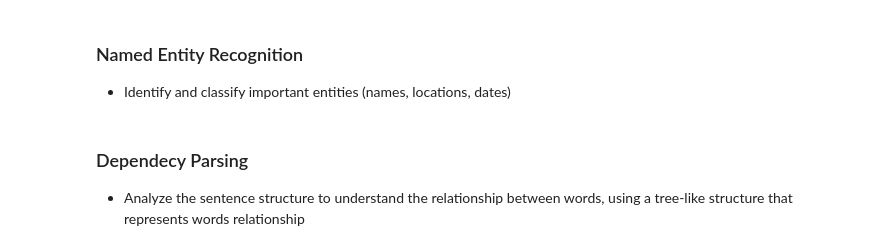
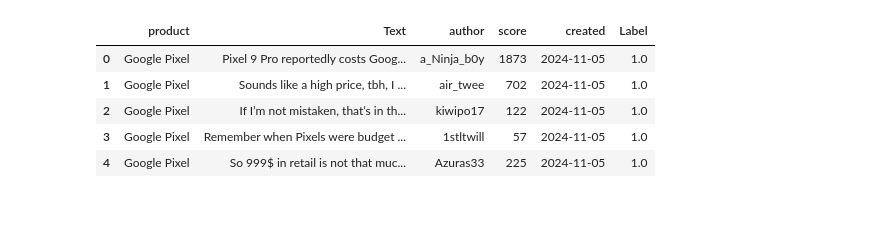
Before and after one commit to TonyQ2k3/pytorch-training, a Jupyter notebook: nlp/pytorch_nlp.ipynb, the cells around one changed output. Saved outputs shown, nothing was run; the diff lists cells and outputs as text; code cells hidden in the pictures; blank space fills up the shorter version.

```diff
--- a/nlp/pytorch_nlp.ipynb
+++ b/nlp/pytorch_nlp.ipynb
@@ -26,6 +2,0 @@ Train model using data with marked corpus. Perform feature engineering (capitali
-# %% [markdown]
-### Named Entity Recognition
-+ Identify and classify important entities (names, locations, dates)
-# %% [markdown]
-### Dependecy Parsing
-+ Analyze the sentence structure to understand the relationship between words, using a tree-like structure that represents words relationship
@@ -31,0 +13,15 @@ Train model using data with marked corpus. Perform feature engineering (capitali
+# %%
+import pandas as pd
+
+data = pd.read_csv('/content/Google Pixel_2025-05-15_00-16-54.csv')
+data.rename(columns={'text': 'Text'}, inplace=True)
+data['Label'] = 1.0
+# %%
+data.head()
+# %% [output]
+|  | product | Text | author | score | created | Label |
+| 0 | Google Pixel | Pixel 9 Pro reportedly costs Goog... | a_Ninja_b0y | 1873 | 2024-11-05 | 1.0 |
+| 1 | Google Pixel | Sounds like a high price, tbh, I ... | air_twee | 702 | 2024-11-05 | 1.0 |
+| 2 | Google Pixel | If I’m not mistaken, that’s in th... | kiwipo17 | 122 | 2024-11-05 | 1.0 |
+| 3 | Google Pixel | Remember when Pixels were budget ... | 1stltwill | 57 | 2024-11-05 | 1.0 |
+| 4 | Google Pixel | So 999$ in retail is not that muc... | Azuras33 | 225 | 2024-11-05 | 1.0 |
```
Also changed, not shown: parts of 18 cells of this notebook.
